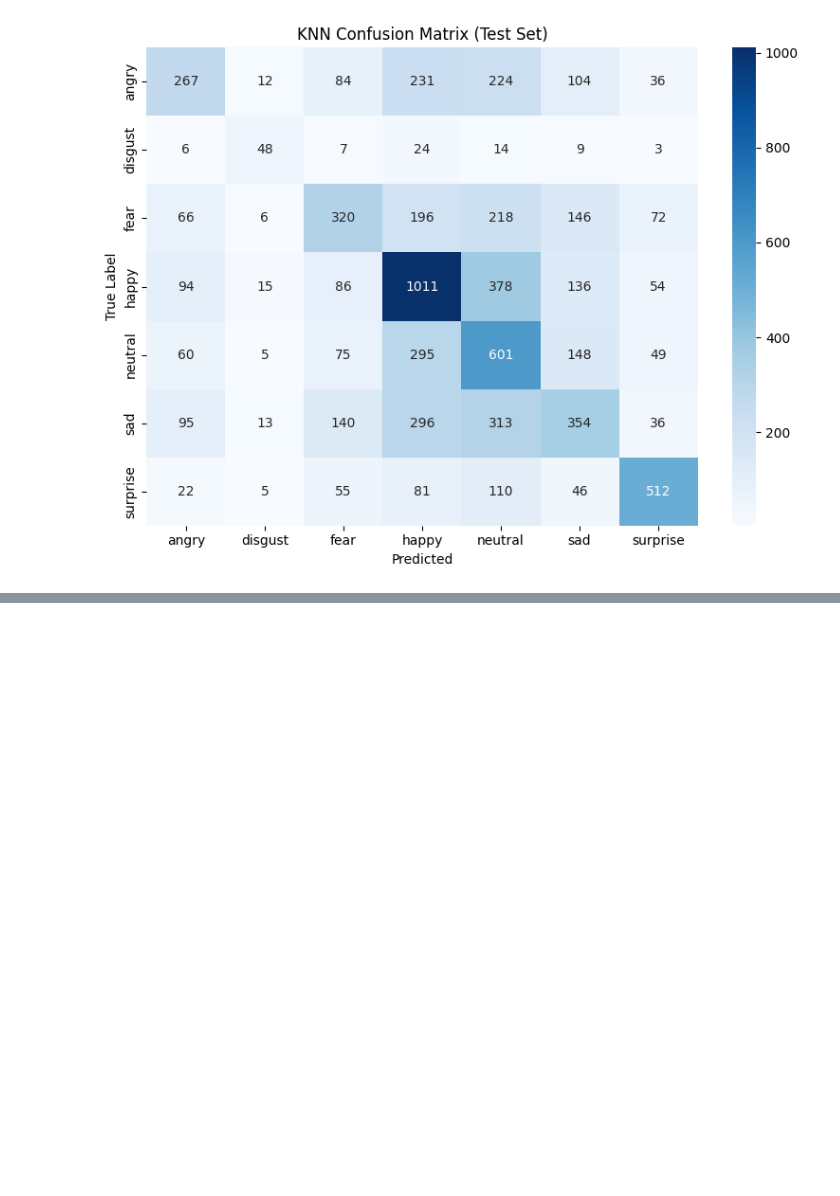
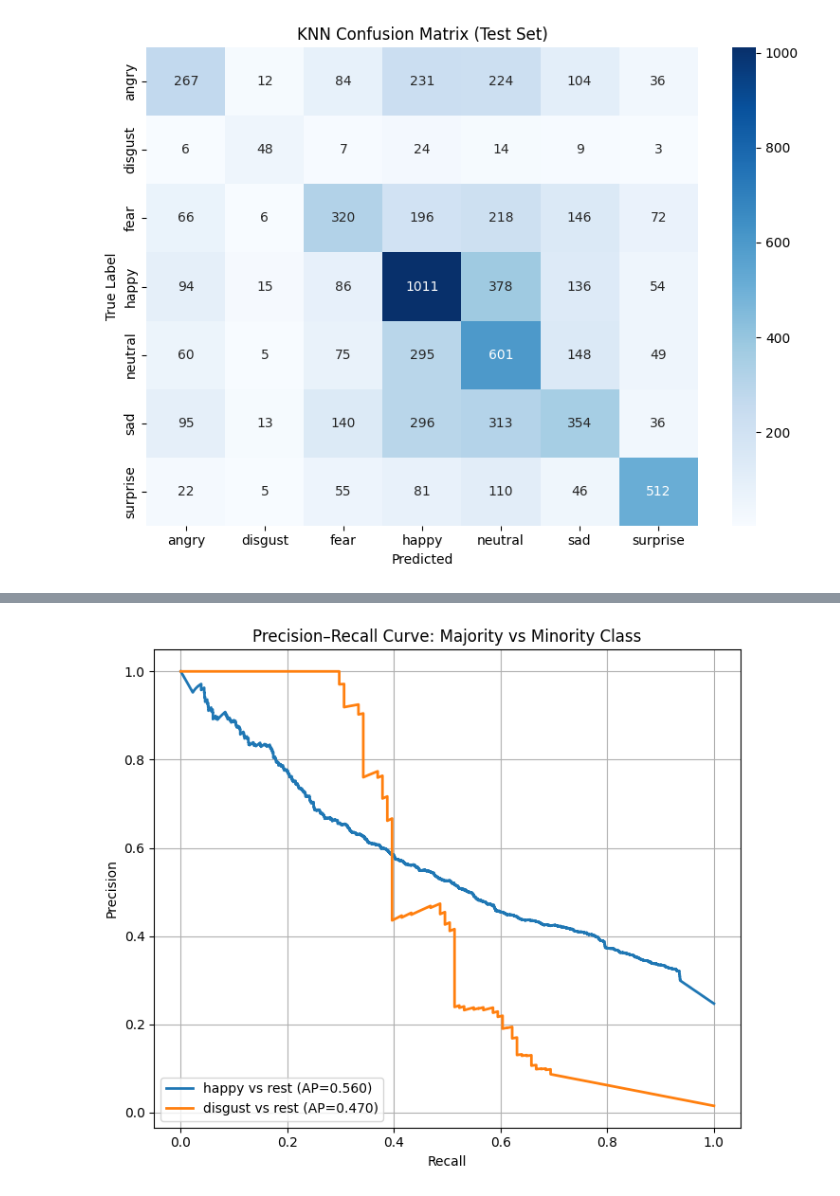
Before and after one commit to erenanbar1/facial-emotion-classifier, a Jupyter notebook: src/notebooks/knn_final_train.ipynb, the cells around one changed output, grey strips where cells are left out. Saved outputs shown, nothing was run; the diff lists cells and outputs as text; code cells hidden in the pictures; blank space fills up the shorter version.

```diff
--- a/src/notebooks/knn_final_train.ipynb
+++ b/src/notebooks/knn_final_train.ipynb
@@ -85,0 +235,50 @@ plt.show()
+# %%
+import numpy as np
+import matplotlib.pyplot as plt
+from sklearn.metrics import precision_recall_curve, average_precision_score
+
+# Ensure classes are consistent with predict_proba ordering
+classes = sorted(list(set(y_test)))
+class_to_idx = {c: i for i, c in enumerate(classes)}
+
+major_class = "happy"
+minor_class = "disgust"
+
+major_idx = class_to_idx[major_class]
+minor_idx = class_to_idx[minor_class]
+
+# ------------------------------
+# Build ONE-vs-REST binary labels
+# ------------------------------
+y_true_major = np.array([1 if y == major_class else 0 for y in y_test])
+y_true_minor = np.array([1 if y == minor_class else 0 for y in y_test])
+
+y_score_major = y_pred_proba[:, major_idx]
+y_score_minor = y_pred_proba[:, minor_idx]
+
+# ------------------------------
+# Precision–Recall Curve + Average Precision
+# ------------------------------
+prec_major, rec_major, _ = precision_recall_curve(y_true_major, y_score_major)
+ap_major = average_precision_score(y_true_major, y_score_major)
+
+prec_minor, rec_minor, _ = precision_recall_curve(y_true_minor, y_score_minor)
+ap_minor = average_precision_score(y_true_minor, y_score_minor)
+
+# ------------------------------
+# Plot
+# ------------------------------
+plt.figure(figsize=(7, 6))
+
+plt.plot(rec_major, prec_major, label=f"{major_class} vs rest (AP={ap_major:.3f})", lw=2)
+plt.plot(rec_minor, prec_minor, label=f"{minor_class} vs rest (AP={ap_minor:.3f})", lw=2)
+
+plt.xlabel("Recall")
+plt.ylabel("Precision")
+plt.title("Precision–Recall Curve: Majority vs Minority Class")
+plt.legend(loc="lower left")
+plt.grid(True)
+plt.tight_layout()
+plt.show()
+# %% [output]
+[figure, added]
```
Also changed, not shown: parts of 2 cells of this notebook.
